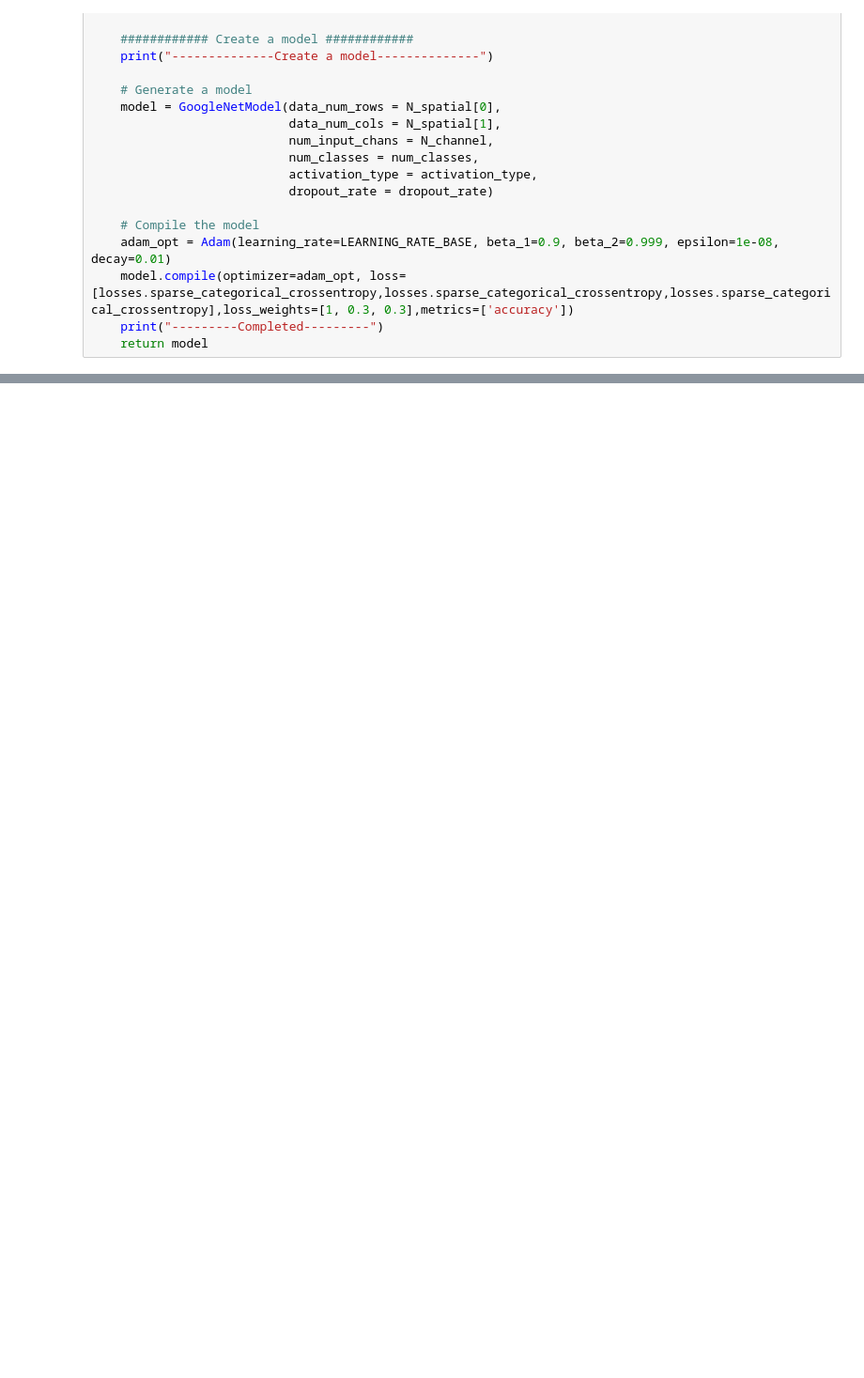
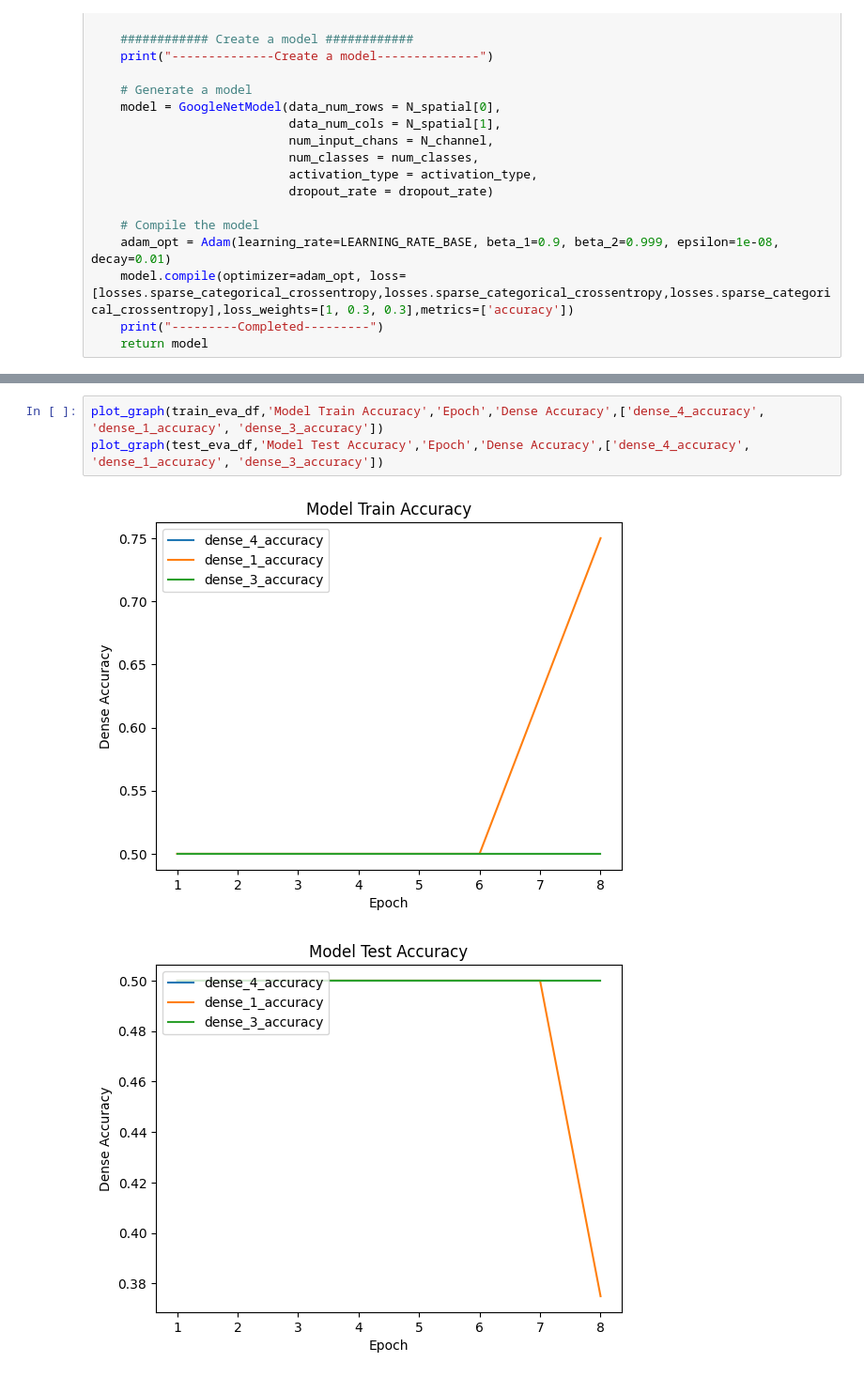
Before and after one commit to deepakjsagarwal/WC, a Jupyter notebook: GoogleNet.ipynb, the cells around one changed output, grey strips where cells are left out. Shown at 94% size. Drawn from its saved outputs; the diff is of its cells as text; blank space fills up the shorter version.

```diff
--- a/GoogleNet.ipynb
+++ b/GoogleNet.ipynb
@@ -365,0 +376,6 @@ Testing started
+# %%
+plot_graph(train_eva_df,'Model Train Accuracy','Epoch','Dense Accuracy',['dense_4_accuracy', 'dense_1_accuracy', 'dense_3_accuracy'])
+plot_graph(test_eva_df,'Model Test Accuracy','Epoch','Dense Accuracy',['dense_4_accuracy', 'dense_1_accuracy', 'dense_3_accuracy'])
+# %% [output]
+[figure, added]
+[figure, added]
```
Also changed, not shown: parts of 25 cells of this notebook.
